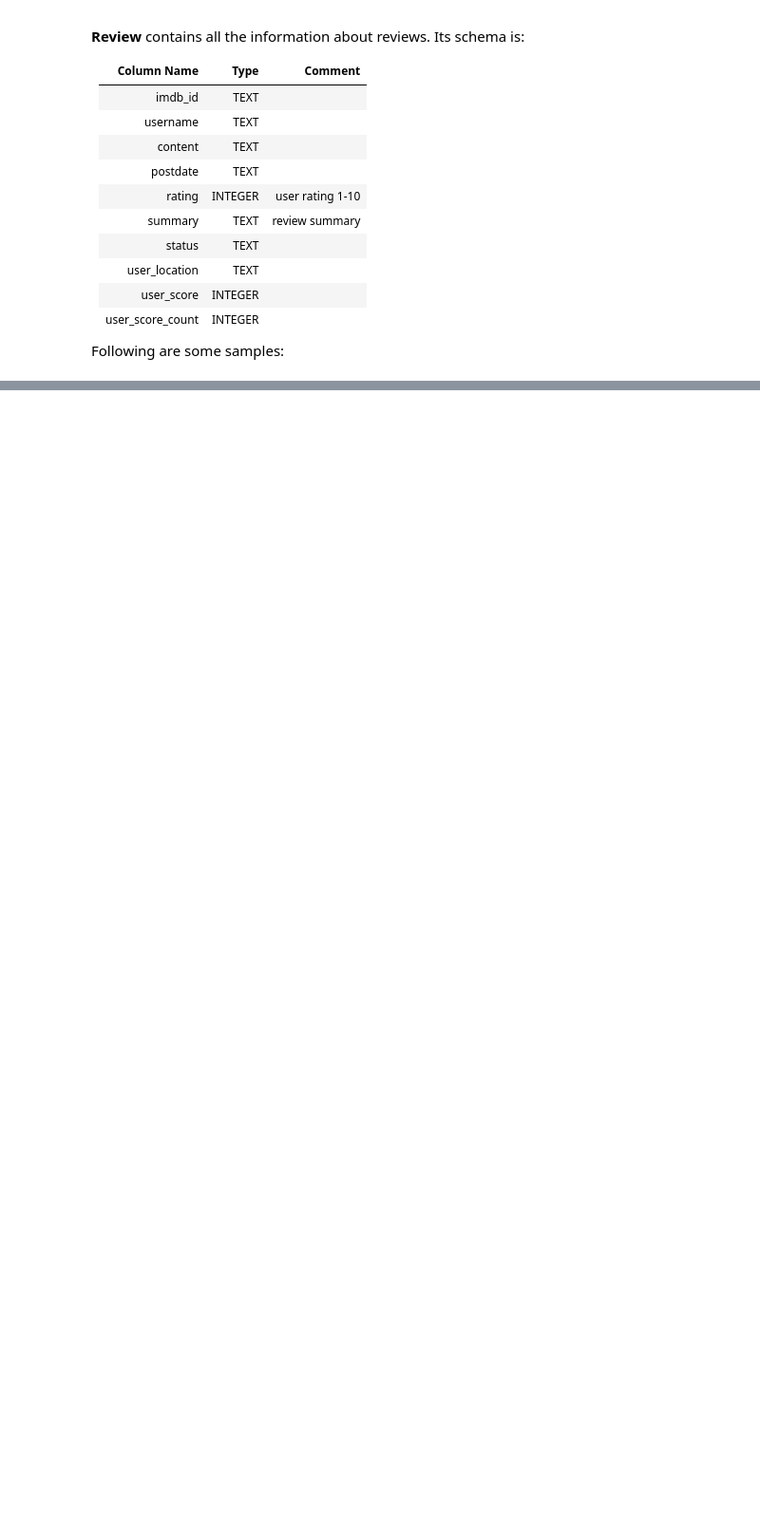
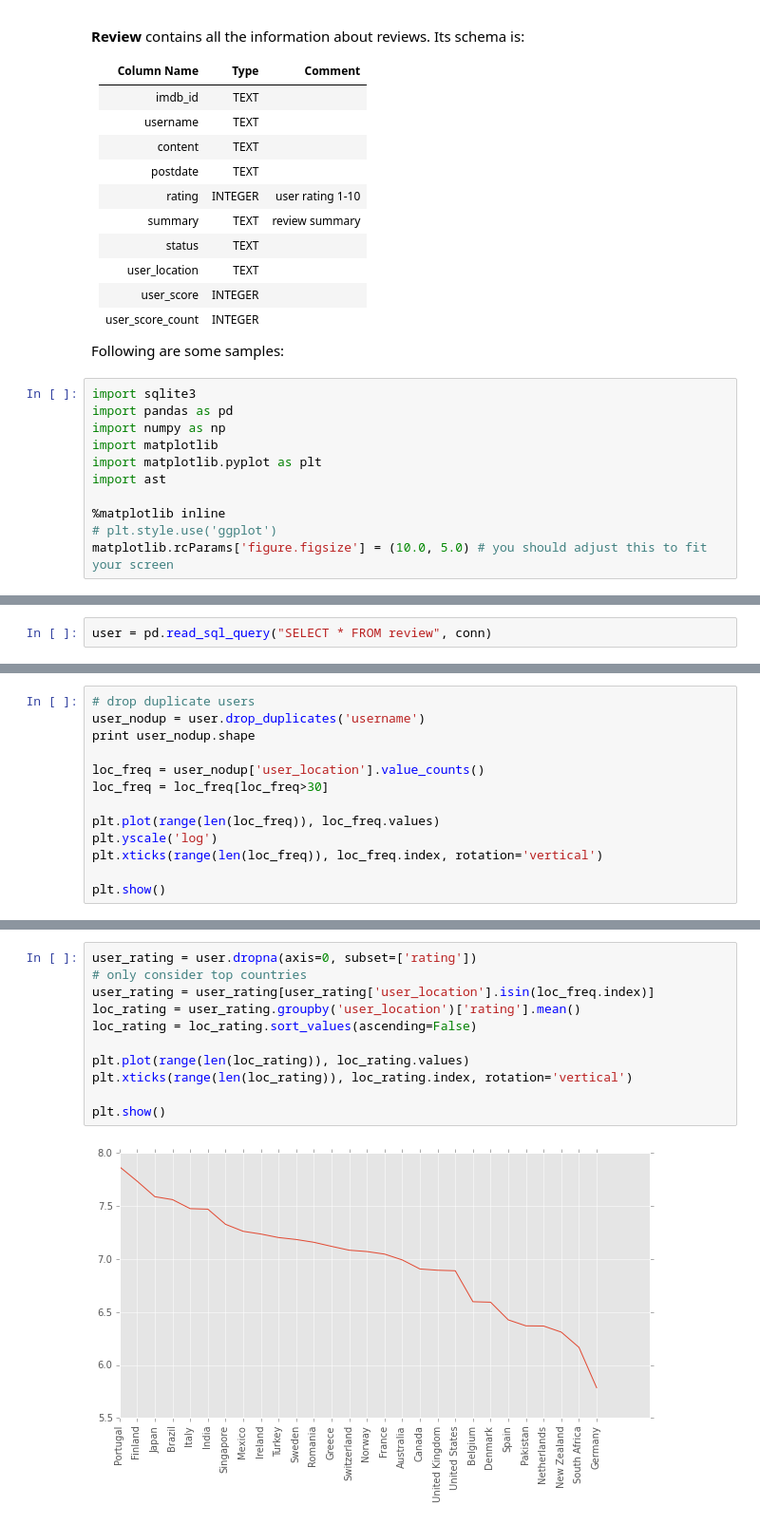
Before and after one commit to JinyiLu/15688-Team, a Jupyter notebook: code/IMDB Midway.ipynb, the cells around one changed output, grey strips where cells are left out. Shown at 95% size. Cells and saved outputs as stored; diff of their text form; blank space fills up the shorter version.

```diff
--- a/code/IMDB Midway.ipynb
+++ b/code/IMDB Midway.ipynb
@@ -56,4 +56,15 @@ We store the data in two sqlite3 tables: **movie** and **review**.
 |user_score_count | INTEGER | ||
 
 Following are some samples:
+# %%
+import sqlite3
+import pandas as pd
+import numpy as np
+import matplotlib
+import matplotlib.pyplot as plt
+import ast
+
+%matplotlib inline
+# plt.style.use('ggplot')
+matplotlib.rcParams['figure.figsize'] = (10.0, 5.0) # you should adjust this to fit your screen
 # %%
@@ -85,0 +100,2 @@ df.head()
+# %%
+user = pd.read_sql_query("SELECT * FROM review", conn)
@@ -85,0 +133,13 @@ df.head()
+# %%
+# drop duplicate users
+user_nodup = user.drop_duplicates('username')
+print user_nodup.shape
+
+loc_freq = user_nodup['user_location'].value_counts()
+loc_freq = loc_freq[loc_freq>30]
+
+plt.plot(range(len(loc_freq)), loc_freq.values)
+plt.yscale('log')
+plt.xticks(range(len(loc_freq)), loc_freq.index, rotation='vertical')
+
+plt.show()
@@ -85,0 +151,13 @@ df.head()
+# %%
+user_rating = user.dropna(axis=0, subset=['rating'])
+# only consider top countries
+user_rating = user_rating[user_rating['user_location'].isin(loc_freq.index)]
+loc_rating = user_rating.groupby('user_location')['rating'].mean()
+loc_rating = loc_rating.sort_values(ascending=False)
+
+plt.plot(range(len(loc_rating)), loc_rating.values)
+plt.xticks(range(len(loc_rating)), loc_rating.index, rotation='vertical')
+
+plt.show()
+# %% [output]
+[figure, added]
```
Also changed, not shown: parts of 17 cells of this notebook, 1 other file.
